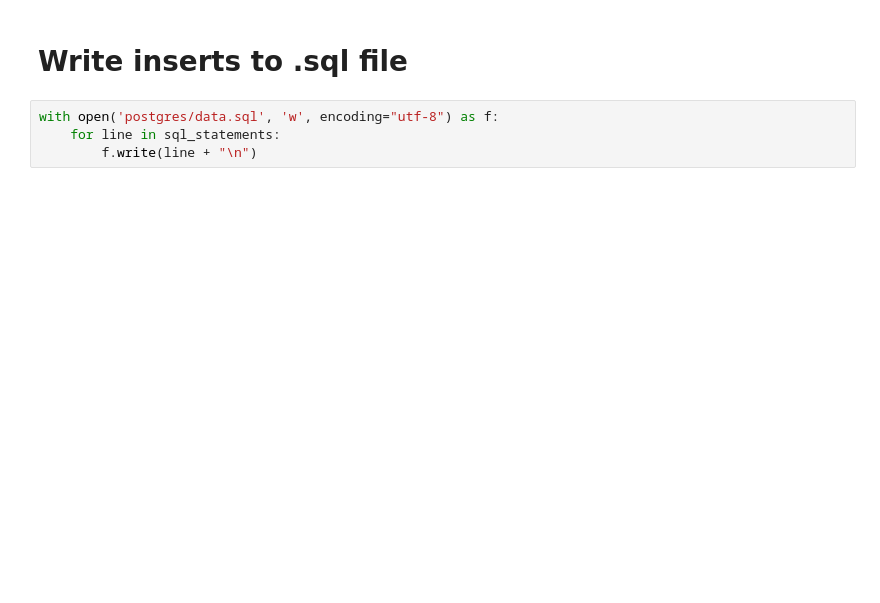
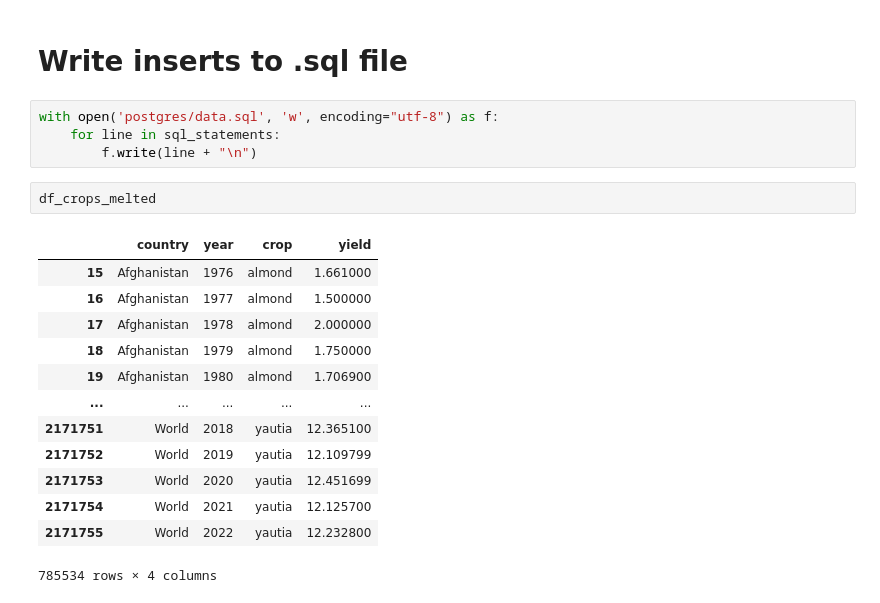
Before and after one commit to nikhil4424/dotnet_datavis_webapp, a Jupyter notebook: database/dataset_preparation.ipynb, the cells around one changed output. Drawn from its saved outputs; the diff is of its cells as text; blank space fills up the shorter version.

```diff
--- a/database/dataset_preparation.ipynb
+++ b/database/dataset_preparation.ipynb
@@ -167,3 +196,19 @@ sql_statements
 with open('postgres/data.sql', 'w', encoding="utf-8") as f:
     for line in sql_statements:
         f.write(line + "\n")
+# %%
+df_crops_melted
+# %% [output]
+|  | country | year | crop | yield |
+| 15 | Afghanistan | 1976 | almond | 1.661000 |
+| 16 | Afghanistan | 1977 | almond | 1.500000 |
+| 17 | Afghanistan | 1978 | almond | 2.000000 |
+| 18 | Afghanistan | 1979 | almond | 1.750000 |
+| 19 | Afghanistan | 1980 | almond | 1.706900 |
+| ... | ... | ... | ... | ... |
+| 2171751 | World | 2018 | yautia | 12.365100 |
+| 2171752 | World | 2019 | yautia | 12.109799 |
+| 2171753 | World | 2020 | yautia | 12.451699 |
+| 2171754 | World | 2021 | yautia | 12.125700 |
+| 2171755 | World | 2022 | yautia | 12.232800 |
+785534 rows × 4 columns
```
Also changed, not shown: parts of 8 cells of this notebook, 2 other files.
